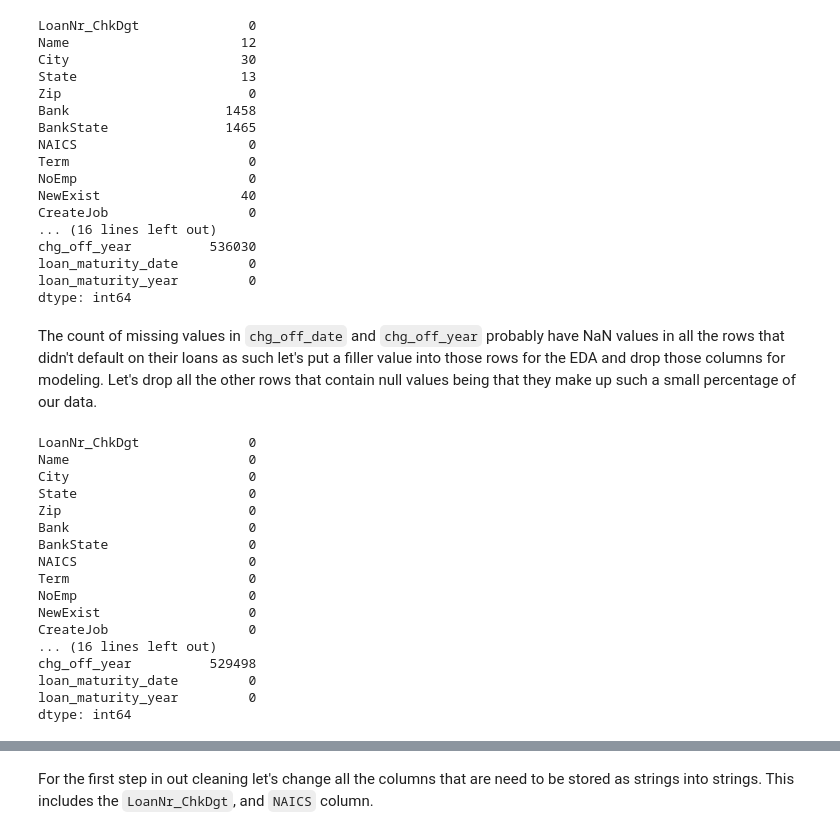
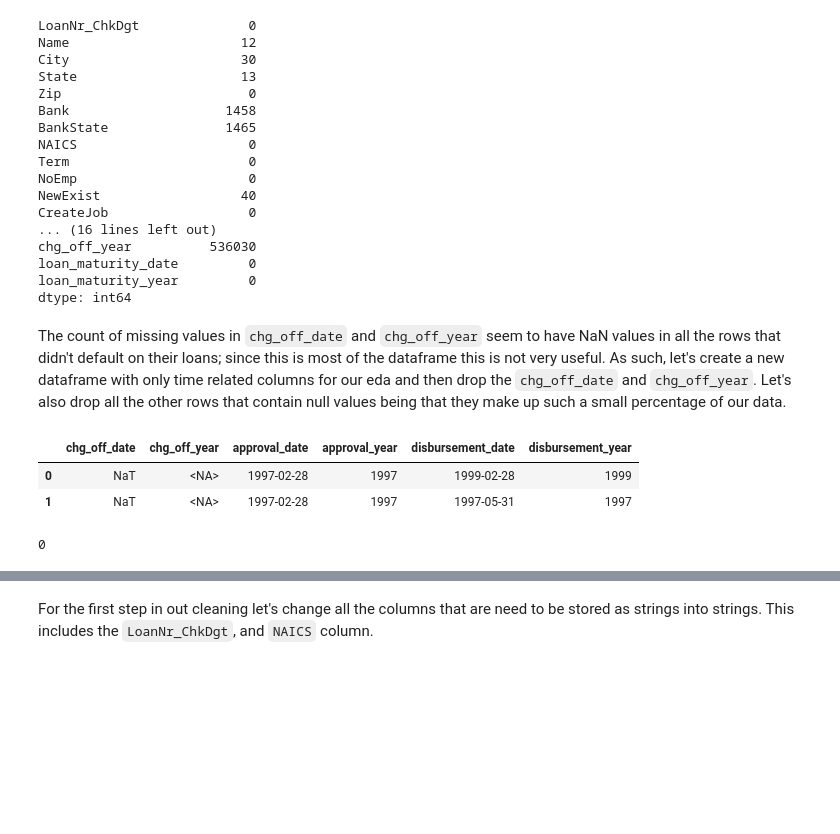
Before and after one commit to joshuaedelstein15/Loan_default, a Jupyter notebook: notebook.ipynb, the cells around one changed output, grey strips where cells are left out. Saved outputs shown, nothing was run; the diff lists cells and outputs as text; code cells hidden in the pictures; blank space fills up the shorter version.

```diff
--- a/notebook.ipynb
+++ b/notebook.ipynb
@@ -39,9 +43,9 @@ from sklearn.metrics import classification_report, confusion_matrix
 
 from imblearn.under_sampling import RandomUnderSampler
 # %%
-df = pd.read_csv('data/SBAnational.csv')
+data = pd.read_csv('data/SBAnational.csv')
 # %%
-loan_df = df.copy()
+loan_df = data.copy()
 # %%
 loan_df.head()
 # %% [output]
@@ -159,7 +163,7 @@ len(loan_df)
 Being that we in certain cases it may be easier to work with years for modeling, let's pull out the year from the `approved_year` column as well as the `disbursement_date` and `chg_off_date` columns.
 # %%
 # Get the year from approval_date and chg_off_date
-loan_df['approved_year'] = loan_df['approval_date'].apply(lambda x: int(x.year))
+loan_df['approval_year'] = loan_df['approval_date'].apply(lambda x: int(x.year))
 loan_df['disbursement_year'] = loan_df['disbursement_date'].apply(lambda x: int(x.year))
 loan_df['chg_off_year'] = loan_df['chg_off_date'].apply(lambda x: int(x.year) if not x is pd.NaT else None).astype('Int64')
 # %% [markdown]
@@ -223,4 +227,12 @@ loan_maturity_date         0
 loan_maturity_year         0
 dtype: int64
 # %% [markdown]
-The count of missing values in `chg_off_date` and `chg_off_year` probably have NaN values in all the rows that didn't default on their loans as such let's put a filler value into those rows for the EDA and drop those columns for modeling. Let's drop all the other rows that contain null values being that they make up such a small percentage of our data.
+The count of missing values in `chg_off_date` and `chg_off_year` seem to have NaN values in all the rows that didn't default on their loans; since this is most of the dataframe this is not very useful. As such, let's create a new dataframe with only time related columns for our eda and then drop the `chg_off_date` and `chg_off_year`. Let's also drop all the other rows that contain null values being that they make up such a small percentage of our data.
+# %%
+time_df = loan_df[['chg_off_date', 'chg_off_year', 'approval_date',
+                   'approval_year', 'disbursement_date', 'disbursement_year']].copy()
+time_df.head(2)
+# %% [output]
+|  | chg_off_date | chg_off_year | approval_date | approval_year | disbursement_date | disbursement_year |
+| 0 | NaT | <NA> | 1997-02-28 | 1997 | 1999-02-28 | 1999 |
+| 1 | NaT | <NA> | 1997-02-28 | 1997 | 1997-05-31 | 1997 |
@@ -227,26 +241,9 @@ The count of missing values in `chg_off_date` and `chg_off_year` probably have N
 # %%
 #drop null in all
-loan_df = loan_df.dropna(subset=['MIS_Status', 'LowDoc', 'RevLineCr',
-                                 'BankState', 'Bank', 'Name', 'City', 'State', 'NewExist'])
-loan_df.isna().sum()
+loan_df = loan_df.dropna()
+loan_df.isna().sum().sum()
 # %% [output]
-LoanNr_ChkDgt              0
-Name                       0
-City                       0
-State                      0
-Zip                        0
-Bank                       0
-BankState                  0
-NAICS                      0
-Term                       0
-NoEmp                      0
-NewExist                   0
-CreateJob                  0
-... (16 lines left out)
-chg_off_year          529498
-loan_maturity_date         0
-loan_maturity_year         0
-dtype: int64
+0
 # %% [markdown]
 Now that there are no NaN values in our loan_df, the next step is to look through all the columns and make sure that they are ready for modeling. First, we will make sure that they are the right data type. Then we will make sure there are no filler values in them. Finally, we will decide if there is a better way to group the data. After looking through all the data we have made a plan of what needs to be done, that I will map out:
 
```
Also changed, not shown: parts of 77 cells of this notebook.
